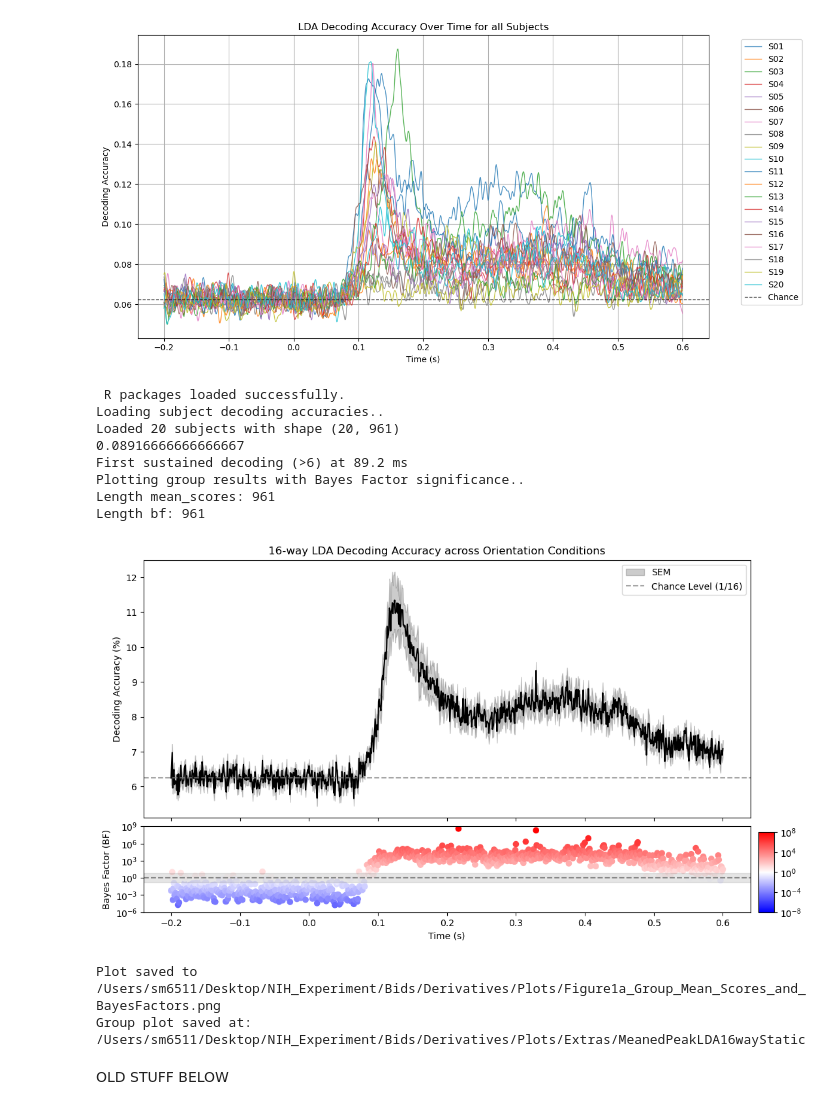
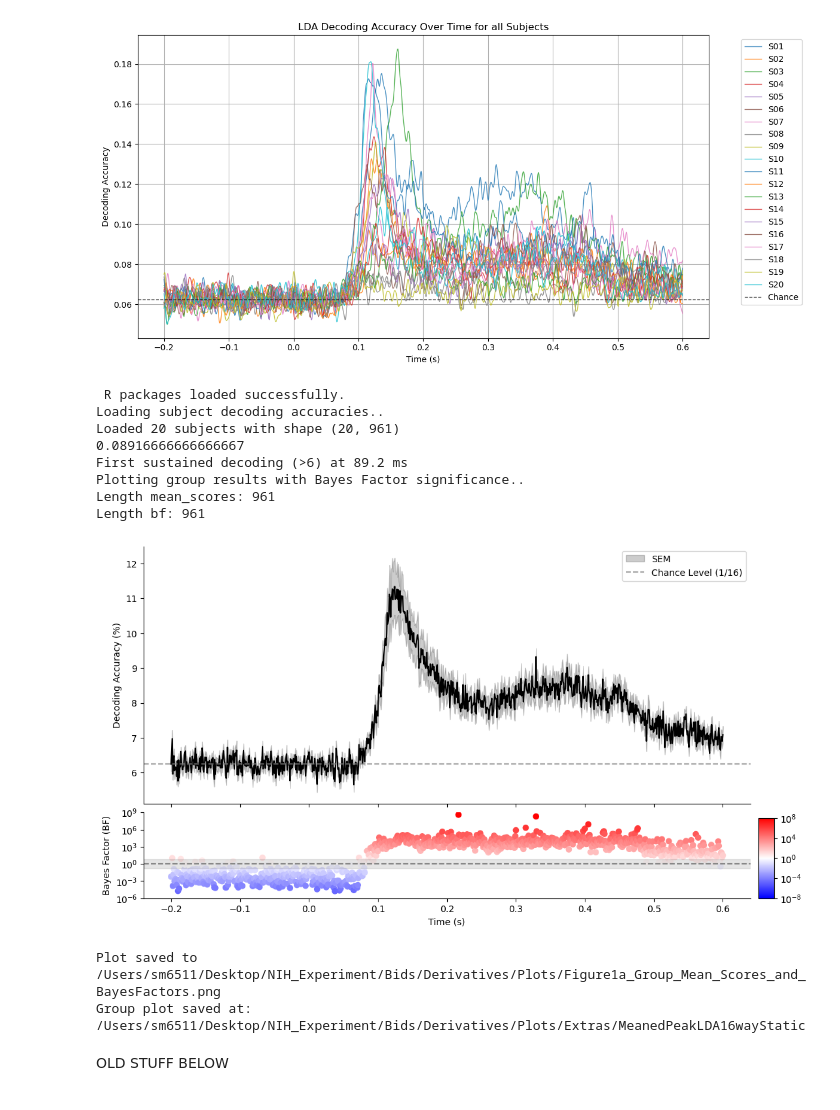
Before and after one commit to sebmonte/Orientation-Imagery, a Jupyter notebook: AnalysisScripts/Step2-WithinStillDiscrete/Step2BGroupWithinStill.ipynb, the cells around one changed output. Saved outputs shown, nothing was run; the diff lists cells and outputs as text; code cells hidden in the pictures.

```diff
--- a/AnalysisScripts/Step2-WithinStillDiscrete/Step2BGroupWithinStill.ipynb
+++ b/AnalysisScripts/Step2-WithinStillDiscrete/Step2BGroupWithinStill.ipynb
@@ -249,6 +249,12 @@ def load_subject_scores(decoding_dir):
 
     return np.array(subject_scores), subject_ids
 
+def clean_axes(ax):
+    ax.spines['top'].set_visible(False)
+    ax.spines['right'].set_visible(False)
+    ax.spines['left'].set_visible(True)
+    ax.spines['bottom'].set_visible(True)
+    ax.tick_params(direction='out')
 
 def compute_bayes_factors_group(data_2d):
     """Compute the BayesFactor for one person, given their accuracy scores."""
@@ -288,7 +294,7 @@ def find_latency(bf, times, threshold=6, n_consecutive=5):
 
 
 
-def plot_group_results(mean_scores, bf, save_dir, times, data):
+def plot_group_results(mean_scores, bf, save_dir, times, data, peak1_sample=None, peak2_sample=None):
     """Plot mean decoding accuracy and Bayes Factors across timepoints."""
     print(f"Length mean_scores: {len(mean_scores)}")
     print(f"Length bf: {len(bf)}")
@@ -343,45 +349,56 @@ def plot_group_results(mean_scores, bf, save_dir, times, data):
     ax2.axhspan(bf_lower, bf_upper, color='gray', alpha=0.2, label='Weak Evidence')
     ax2.axhline(y=1, color='gray', linestyle='--', alpha=0.7)
 
+    peak_samples = [peak1_sample, peak2_sample]
+    arrow_colors = ['tab:red', 'tab:blue']
+    clean_axes(ax1)
+    clean_axes(ax2)
     plt.subplots_adjust(hspace=0.05)
-    fig.suptitle('16-way LDA Decoding Accuracy across Orientation Conditions', fontsize=12, y=.91)
+    #fig.suptitle('16-way LDA Decoding Accuracy across Orientation Conditions', fontsize=12, y=.91)
     save_path = os.path.join(save_dir, 'Figure1a_Group_Mean_Scores_and_BayesFactors.png')
     plt.savefig(save_path, dpi=150, bbox_inches='tight')
+    editable_dir = os.path.join(save_dir, 'editable')
+    os.makedirs(editable_dir, exist_ok=True)
+    base_name = os.path.splitext(os.path.basename(save_path))[0]
+    plt.savefig(os.path.join(editable_dir, base_name + '.pdf'),
+            bbox_inches='tight')
+    plt.savefig(os.path.join(editable_dir, base_name + '.svg'),
+            bbox_inches='tight')
     plt.show()
     plt.close(fig)
     print(f"Plot saved to {save_path}")
 
 
 #Run
 
 #Set paths
 
 print("Loading subject decoding accuracies..")
 data, subject_ids = load_subject_scores(base_path)
 print(f"Loaded {len(subject_ids)} subjects with shape {data.shape}")
 
 # Compute group mean and Bayes factors
 mean_scores = data.mean(axis=0)
 bf_group = compute_bayes_factors_group(data)
 
 # --- Latency detection ---
 latency = find_latency(bf_group, times, threshold=6, n_consecutive=5)
 
 
 # Plot results
 print("Plotting group results with Bayes Factor significance..")
-plot_group_results(mean_scores, bf_group, output_dir3, times, data)
+plot_group_results(mean_scores, bf_group, output_dir3, times, data, peak1_sample, peak2_sample)
 print("Group plot saved at:", output_dir)
 # %% [output]
  R packages loaded successfully.
 Loading subject decoding accuracies..
 Loaded 20 subjects with shape (20, 961)
 0.08916666666666667
 First sustained decoding (>6) at 89.2 ms
 Plotting group results with Bayes Factor significance..
 Length mean_scores: 961
 Length bf: 961
-[figure, old version]
+[figure, new version]
 Plot saved to /Users/sm6511/Desktop/NIH_Experiment/Bids/Derivatives/Plots/Figure1a_Group_Mean_Scores_and_BayesFactors.png
 Group plot saved at: /Users/sm6511/Desktop/NIH_Experiment/Bids/Derivatives/Plots/Extras/MeanedPeakLDA16wayStatic
 # %% [markdown]
```
Also changed, not shown: 3 other files.
